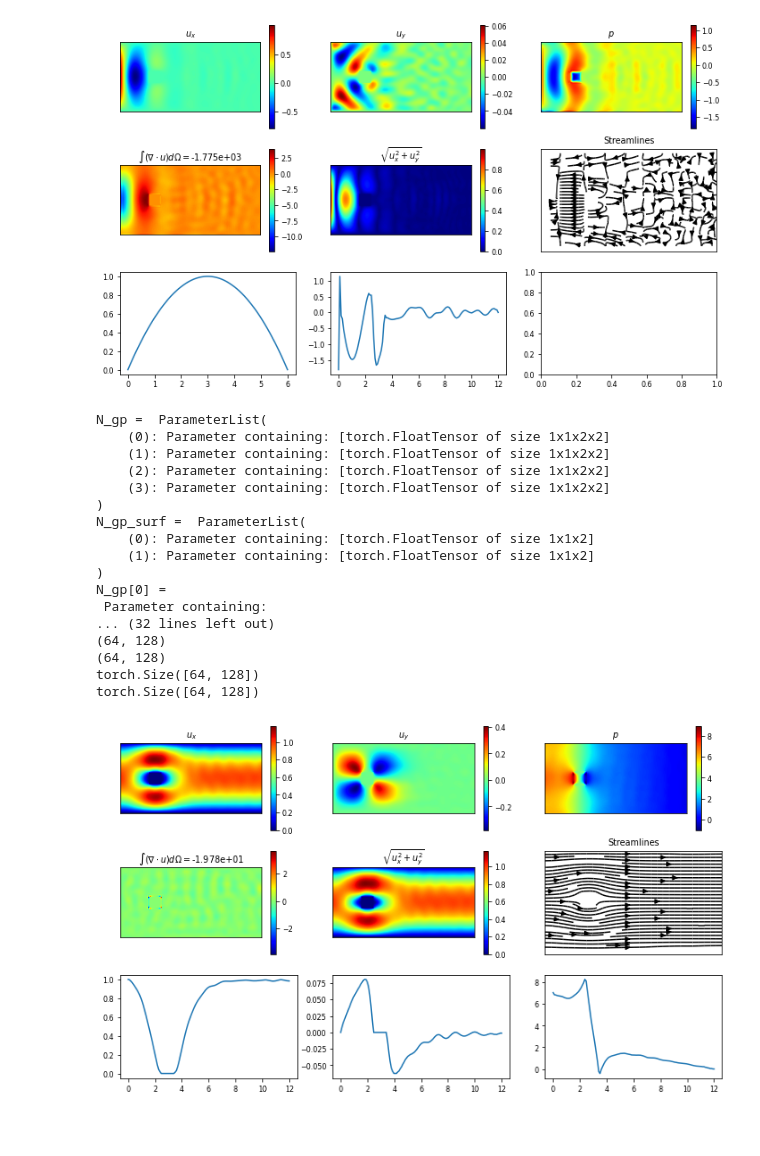
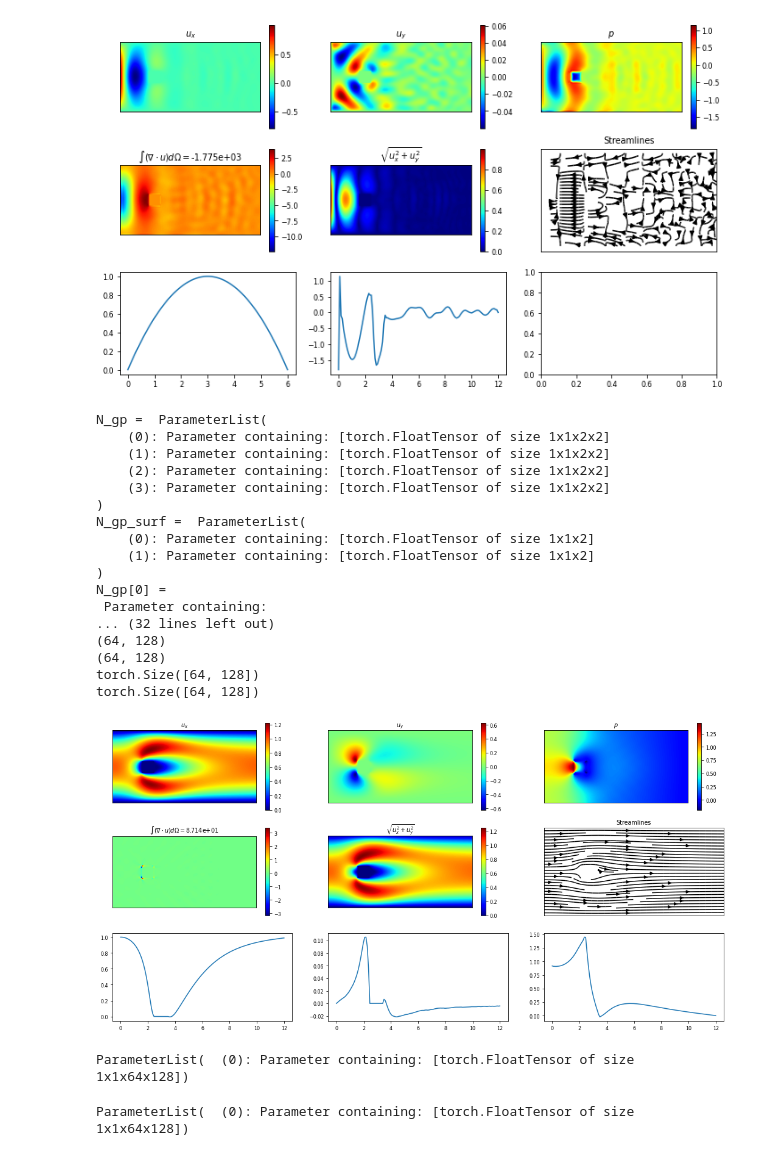
Before and after one commit to adityabalu/DiffNet, a Jupyter notebook: examples/navier-stokes/single_instance/q2_ns_fps_resmin.ipynb, the cells around one changed output. Saved outputs shown, nothing was run; the diff lists cells and outputs as text; code cells hidden in the pictures; blank space fills up the shorter version.

```diff
--- a/examples/navier-stokes/single_instance/q2_ns_fps_resmin.ipynb
+++ b/examples/navier-stokes/single_instance/q2_ns_fps_resmin.ipynb
@@ -13,7 +13,7 @@ import matplotlib
 # matplotlib.use("pgf")
 matplotlib.rcParams.update({
     # 'font.family': 'serif',
-    'font.size':8,
+    'font.size':10,
 })
 from matplotlib import pyplot as plt
 
@@ -35,7 +35,7 @@ Global seed set to 42
 # %%
 def plot_contours(module, u, v, p, u_x_gp, v_y_gp):
     self = module
-    fig, axs = plt.subplots(3, 3, figsize=(4*3,2.4*3),
+    fig, axs = plt.subplots(3, 3, figsize=(6*3,3*3),
                         subplot_kw={'aspect': 'auto'}, squeeze=True)
 
     for i in range(axs.shape[0]-1):
@@ -220,42 +220,51 @@ torch.Size([64, 128])
 [figure]
 # %%
 # separate query
-version_id = 41
+version_id = 60
 case_dir = './ns_fps/version_'+str(version_id)
 dataset = NS_FPS_Dataset(domain_lengths=(lx,ly), domain_sizes=(Nx,Ny), Re=Re)
 net_u = torch.load(os.path.join(case_dir, 'net_u.pt'))
 net_v = torch.load(os.path.join(case_dir, 'net_v.pt'))
 net_p = torch.load(os.path.join(case_dir, 'net_p.pt'))
-network = (net_u, net_v, net_p)
+# network = (net_u, net_v, net_p)
+network = (net_u.cpu(), net_v.cpu(), net_p.cpu())
 equation = NS_FPS(network, dataset, domain_lengths=(lx,ly), domain_sizes=(Nx,Ny), batch_size=1, fem_basis_deg=1, learning_rate=LR, plot_frequency=plot_frequency)
 # Query
 inputs, forcing = equation.dataset[0]
 u, v, p, u_x, v_y = equation.do_query(inputs, forcing)
 u =   u.squeeze().detach().cpu()
 v =   v.squeeze().detach().cpu()
 p =   p.squeeze().detach().cpu()
 u_x = u_x.squeeze().detach().cpu()
 v_y = v_y.squeeze().detach().cpu()
 
 # plot
 plot_contours(equation, u, v, p, u_x, v_y)
 # %% [output]
 N_gp =  ParameterList(
     (0): Parameter containing: [torch.FloatTensor of size 1x1x2x2]
     (1): Parameter containing: [torch.FloatTensor of size 1x1x2x2]
     (2): Parameter containing: [torch.FloatTensor of size 1x1x2x2]
     (3): Parameter containing: [torch.FloatTensor of size 1x1x2x2]
 )
 N_gp_surf =  ParameterList(
     (0): Parameter containing: [torch.FloatTensor of size 1x1x2]
     (1): Parameter containing: [torch.FloatTensor of size 1x1x2]
 )
 N_gp[0] =
  Parameter containing:
 ... (32 lines left out)
 (64, 128)
 (64, 128)
 torch.Size([64, 128])
 torch.Size([64, 128])
-[figure, old version]
+[figure, new version]
+# %%
+net_u.cpu()
+# %% [output]
+ParameterList(  (0): Parameter containing: [torch.FloatTensor of size 1x1x64x128])
+# %%
+net_u
+# %% [output]
+ParameterList(  (0): Parameter containing: [torch.FloatTensor of size 1x1x64x128])
 # %%
```
Also changed, not shown: parts of 6 cells of this notebook, 3 other files.
